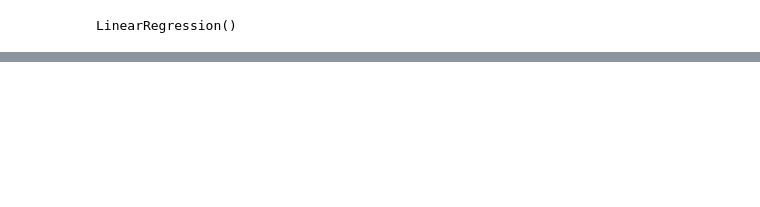
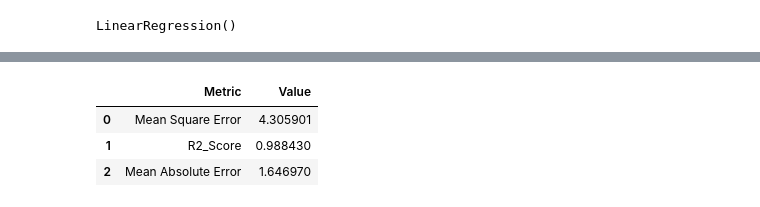
Before and after one commit to b-tanyileke/Machine-Learning, a Jupyter notebook: Linear Regression/LR_student_performance.ipynb, the cells around one changed output, grey strips where cells are left out. Drawn from its saved outputs; the diff is of its cells as text; code cells hidden in the pictures; blank space fills up the shorter version.

```diff
--- a/Linear Regression/LR_student_performance.ipynb
+++ b/Linear Regression/LR_student_performance.ipynb
@@ -116,0 +159,8 @@ pd.DataFrame({"Metric": ["Mean Square Error", "R2_Score", "Mean Absolute Error"]
+# %%
+pd.DataFrame({"Metric": ["Mean Square Error", "R2_Score", "Mean Absolute Error"],
+              "Value":[mse, r2_value, mae]})
+# %% [output]
+|  | Metric | Value |
+| 0 | Mean Square Error | 4.305901 |
+| 1 | R2_Score | 0.988430 |
+| 2 | Mean Absolute Error | 1.646970 |
```
Also changed, not shown: parts of 16 cells of this notebook.
